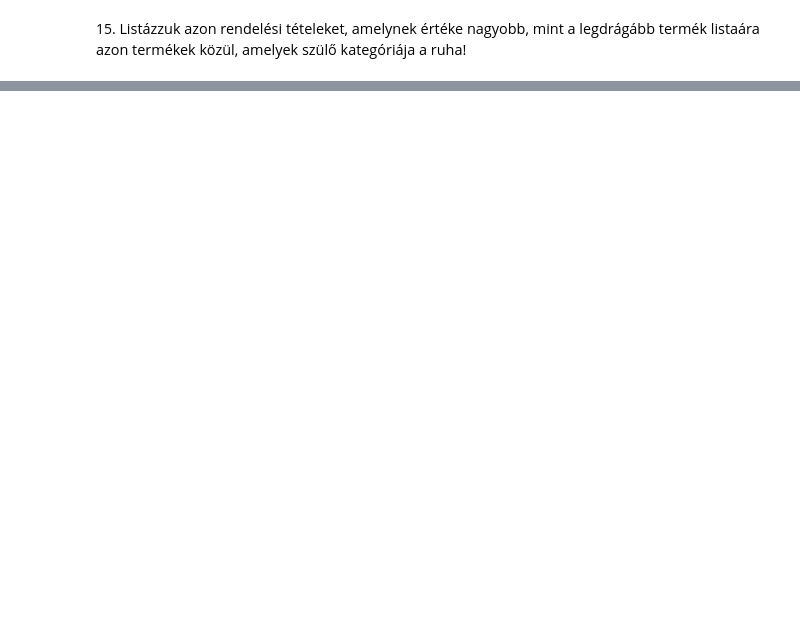
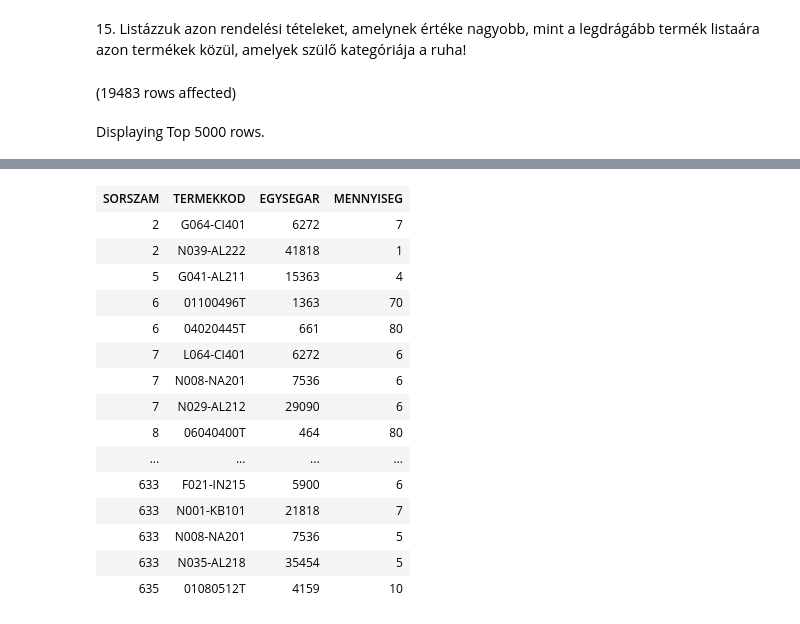
Before and after one commit to komarc/2, a Jupyter notebook: 6/gyakorlat06_feladatok (2).ipynb, the cells around one changed output, grey strips where cells are left out. Cells and saved outputs as stored; diff of their text form; code cells hidden in the pictures; blank space fills up the shorter version.

```diff
--- a/6/gyakorlat06_feladatok (2).ipynb
+++ b/6/gyakorlat06_feladatok (2).ipynb
@@ -197,2 +276,21 @@ a. Elég a kategóriák nevét megjeleníteni!
 # %% [markdown]
 15. <span style="background-color: rgb(255, 255, 255); color: rgb(0, 0, 0); font-family: &quot;Open Sans&quot;, sans-serif; font-size: 14.44px;">Listázzuk azon rendelési tételeket, amelynek értéke nagyobb, mint a legdrágább termék listaára azon termékek közül, amelyek szülő kategóriája a ruha!</span>
+# %%
+select rt.*
+from Rendeles_tetel rt
+where rt.EGYSEGAR*rt.MENNYISEG > (
+    select max(LISTAAR)
+    from Termek t join Termekkategoria tk on t.KAT_ID=tk.KAT_ID
+    where tk.KAT_ID in (
+        select tk2.kat_id
+        from Termekkategoria tk2
+        where tk2.SZULO_KAT in (
+            select tk3.KAT_ID
+            from Termekkategoria tk3
+            where tk3.KAT_NEV='ruha'
+        )
+    )
+)
+# %% [output]
+(19483 rows affected)
+Displaying Top 5000 rows.
@@ -198,0 +298,16 @@ a. Elég a kategóriák nevét megjeleníteni!
+| SORSZAM | TERMEKKOD | EGYSEGAR | MENNYISEG |
+| 2 | G064-CI401 | 6272 | 7 |
+| 2 | N039-AL222 | 41818 | 1 |
+| 5 | G041-AL211 | 15363 | 4 |
+| 6 | 01100496T | 1363 | 70 |
+| 6 | 04020445T | 661 | 80 |
+| 7 | L064-CI401 | 6272 | 6 |
+| 7 | N008-NA201 | 7536 | 6 |
+| 7 | N029-AL212 | 29090 | 6 |
+| 8 | 06040400T | 464 | 80 |
+| ... | ... | ... | ... |
+| 633 | F021-IN215 | 5900 | 6 |
+| 633 | N001-KB101 | 21818 | 7 |
+| 633 | N008-NA201 | 7536 | 5 |
+| 633 | N035-AL218 | 35454 | 5 |
+| 635 | 01080512T | 4159 | 10 |
```
Also changed, not shown: parts of 5 cells of this notebook, 2 other files.
